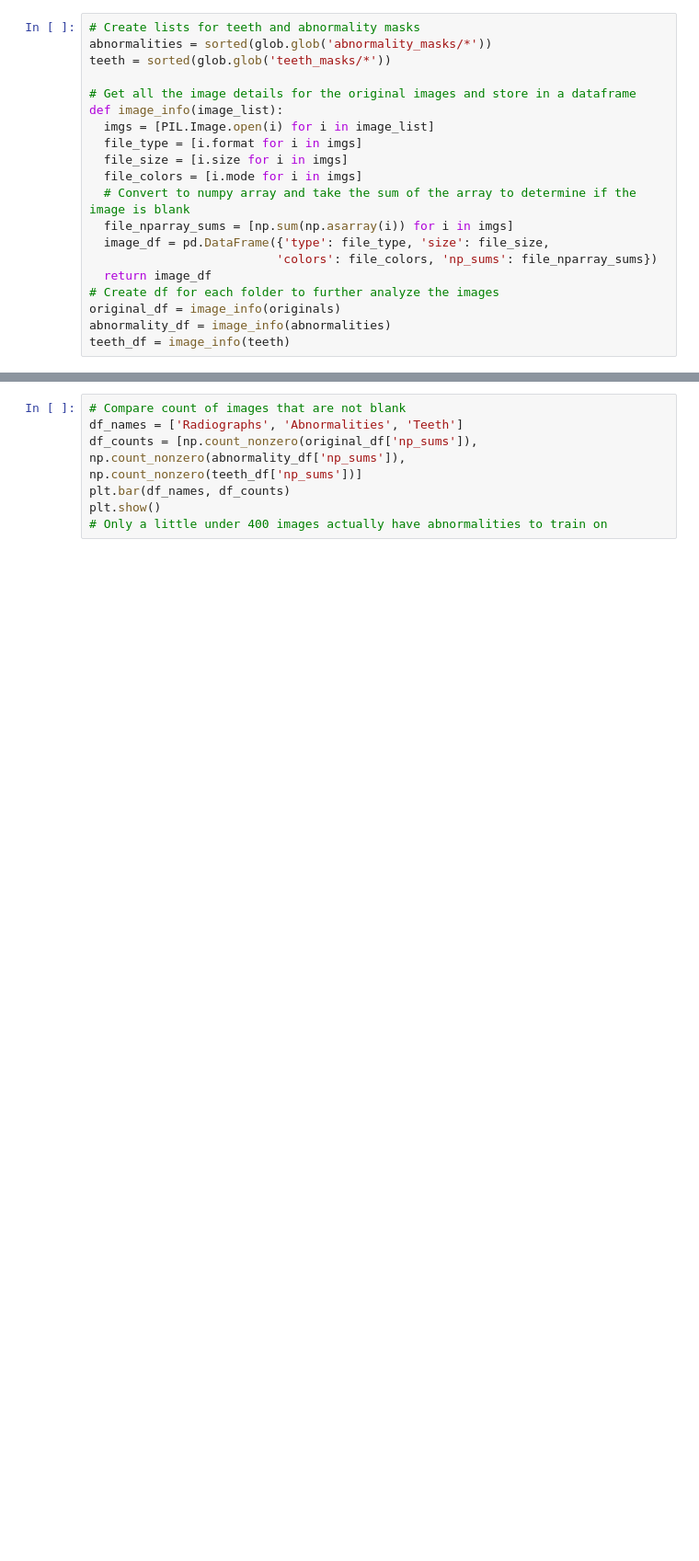
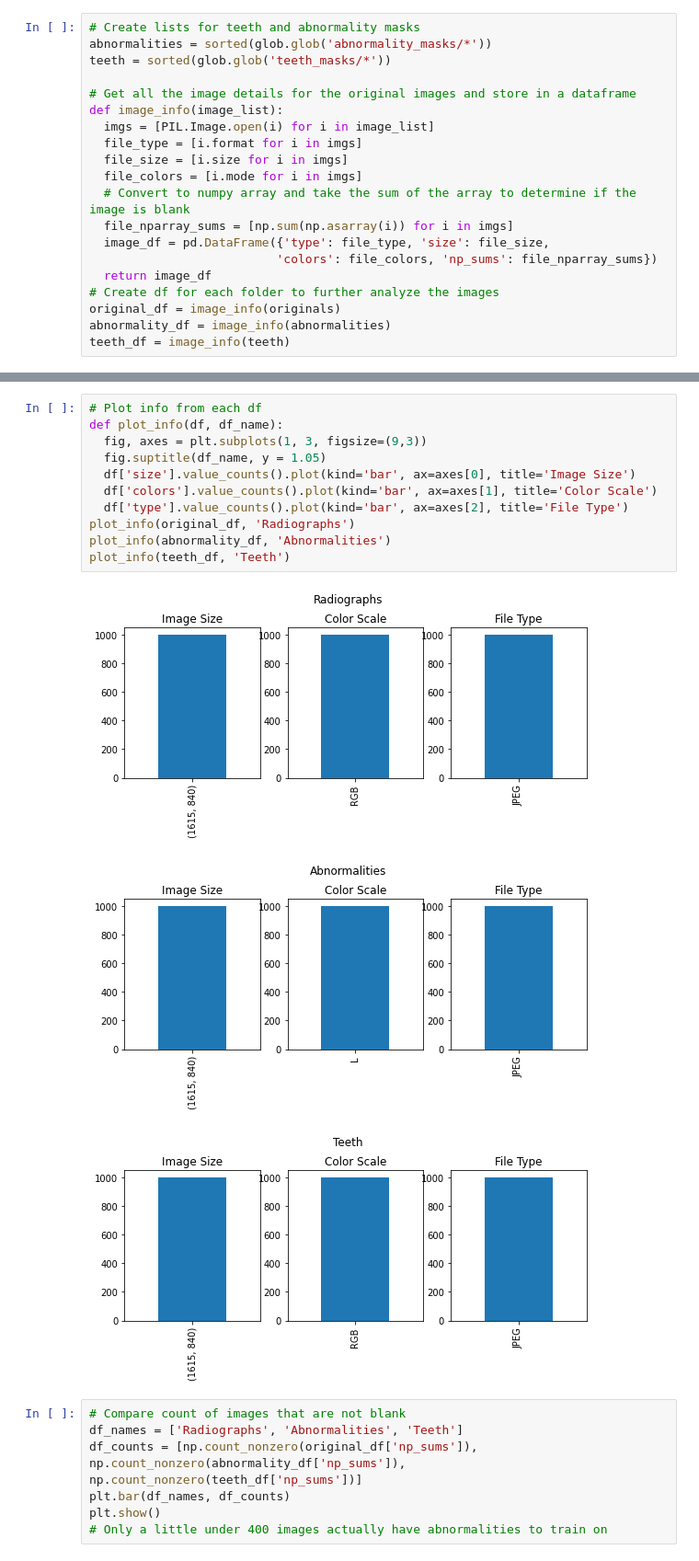
Before and after one commit to dmunger27/dental-xray-segmentation, a Jupyter notebook: Data_Preprocessing_and_Exploration.ipynb, the cells around one changed output, grey strips where cells are left out. Shown at 92% size. Cells and saved outputs as stored; diff of their text form; blank space fills up the shorter version.

Commit message:
created more plots for eda

```diff
--- a/Data_Preprocessing_and_Exploration.ipynb
+++ b/Data_Preprocessing_and_Exploration.ipynb
@@ -156,3 +145,18 @@ None
+# %%
+# Plot info from each df
+def plot_info(df, df_name):
+  fig, axes = plt.subplots(1, 3, figsize=(9,3))
+  fig.suptitle(df_name, y = 1.05)
+  df['size'].value_counts().plot(kind='bar', ax=axes[0], title='Image Size')
+  df['colors'].value_counts().plot(kind='bar', ax=axes[1], title='Color Scale')
+  df['type'].value_counts().plot(kind='bar', ax=axes[2], title='File Type')
+plot_info(original_df, 'Radiographs')
+plot_info(abnormality_df, 'Abnormalities')
+plot_info(teeth_df, 'Teeth')
+# %% [output]
+[figure, added]
+[figure, added]
+[figure, added]
 # %%
 # Compare count of images that are not blank
 df_names = ['Radiographs', 'Abnormalities', 'Teeth']
```
Also changed, not shown: parts of 2 cells of this notebook.
